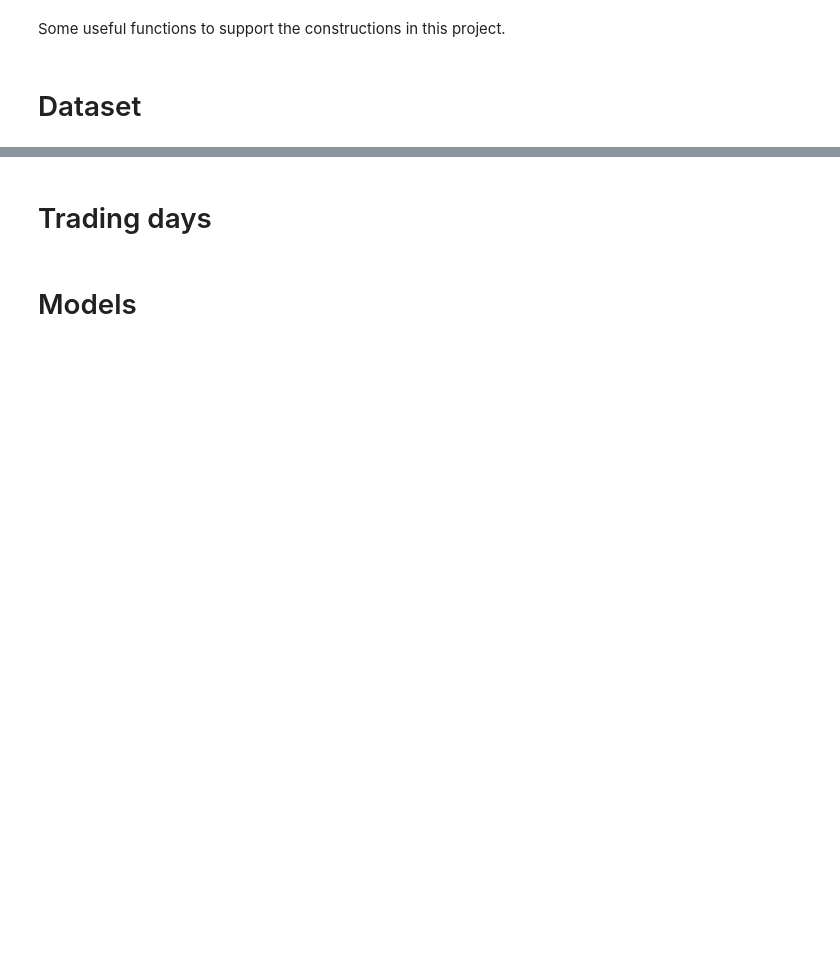
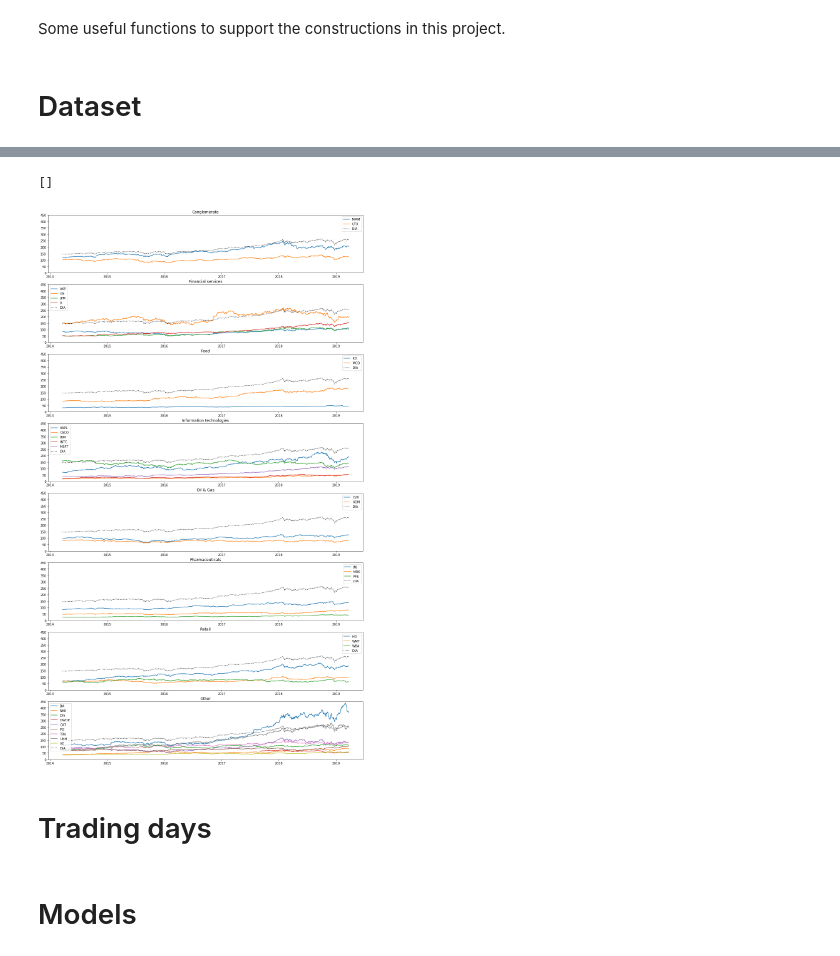
Before and after one commit to egar-garcia/machine-learning-engineer-nanodegree-capstone, a Jupyter notebook: StockForecasting.ipynb, the cells around one changed output, grey strips where cells are left out. Drawn from its saved outputs; the diff is of its cells as text; code cells hidden in the pictures; blank space fills up the shorter version.

```diff
--- a/StockForecasting.ipynb
+++ b/StockForecasting.ipynb
@@ -364,0 +426,27 @@ class Dataset:
+# %%
+def plot_tickers_subset(subplot, title, ticker_symbols):
+    for tkr in ticker_symbols:
+        df = ds.getDataframe(ticker_symbol=tkr)
+        subplot.plot(df.date, df.close, label=tkr)
+    subplot.plot(dia_df.date, dia_df.close, label=Dataset.DJIA_SYMBOL, color='black', linestyle=':')
+    subplot.legend()
+    subplot.set_title(title)
+    subplot.set_autoscale_on(False)
+    subplot.set_ylim([0, plotting_y_value])
+
+fig = plt.figure(figsize=(18, 32))
+
+plot_tickers_subset(fig.add_subplot(811), 'Conglomerate', ['MMM', 'UTX'])
+plot_tickers_subset(fig.add_subplot(812), 'Financial services', ['AXP', 'GS', 'JPM', 'V'])
+plot_tickers_subset(fig.add_subplot(813), 'Food', ['KO', 'MCD'])
+plot_tickers_subset(fig.add_subplot(814), 'Information technologies', ['AAPL', 'CSCO', 'IBM', 'INTC', 'MSFT'])
+plot_tickers_subset(fig.add_subplot(815), 'Oil & Gas', ['CVX', 'XOM'])
+plot_tickers_subset(fig.add_subplot(816), 'Pharmaceuticals', ['JNJ', 'MRK', 'PFE'])
+plot_tickers_subset(fig.add_subplot(817), 'Retail', ['HD', 'WMT', 'WBA'])
+plot_tickers_subset(fig.add_subplot(818),
+                    'Other', ['BA', 'NKE', 'DIS', 'DWDP', 'CAT', 'PG', 'TRV', 'UNH', 'VZ'])
+
+plt.plot()
+# %% [output]
+[]
+[figure, added]
```
Also changed, not shown: parts of 14 cells of this notebook, 13 other files.
